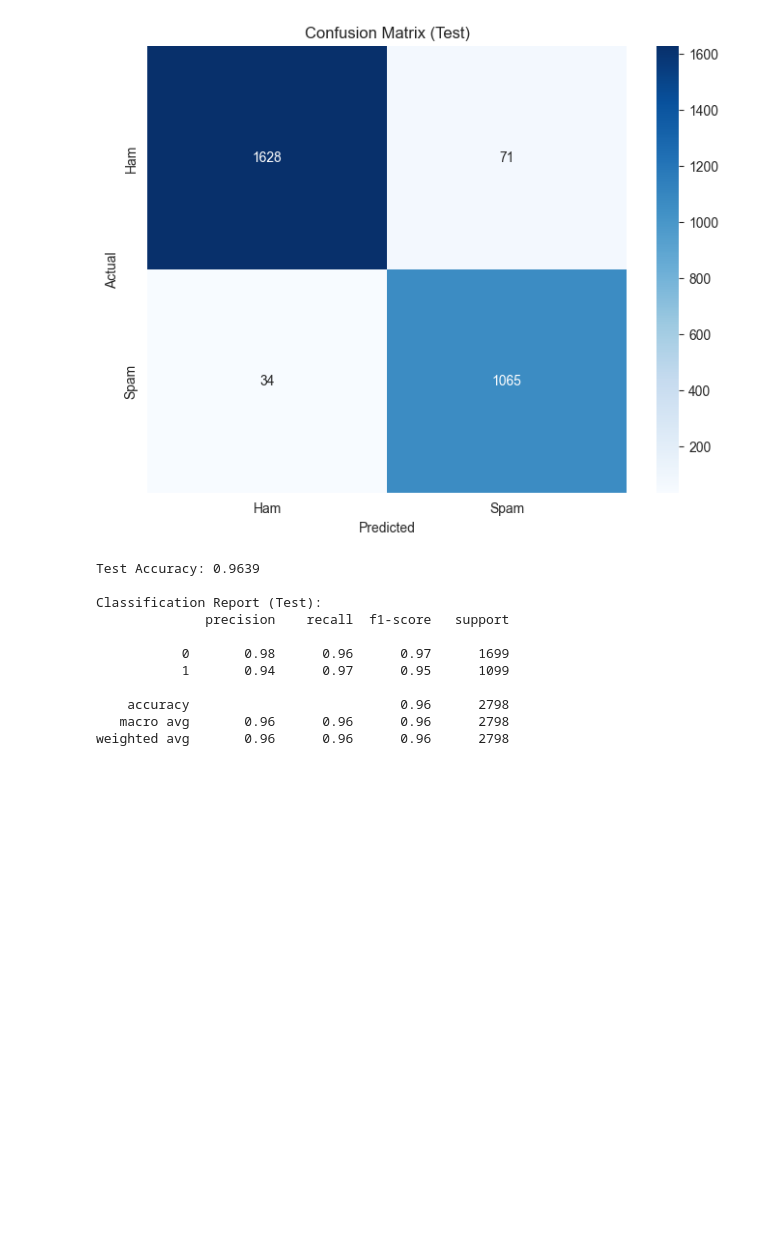
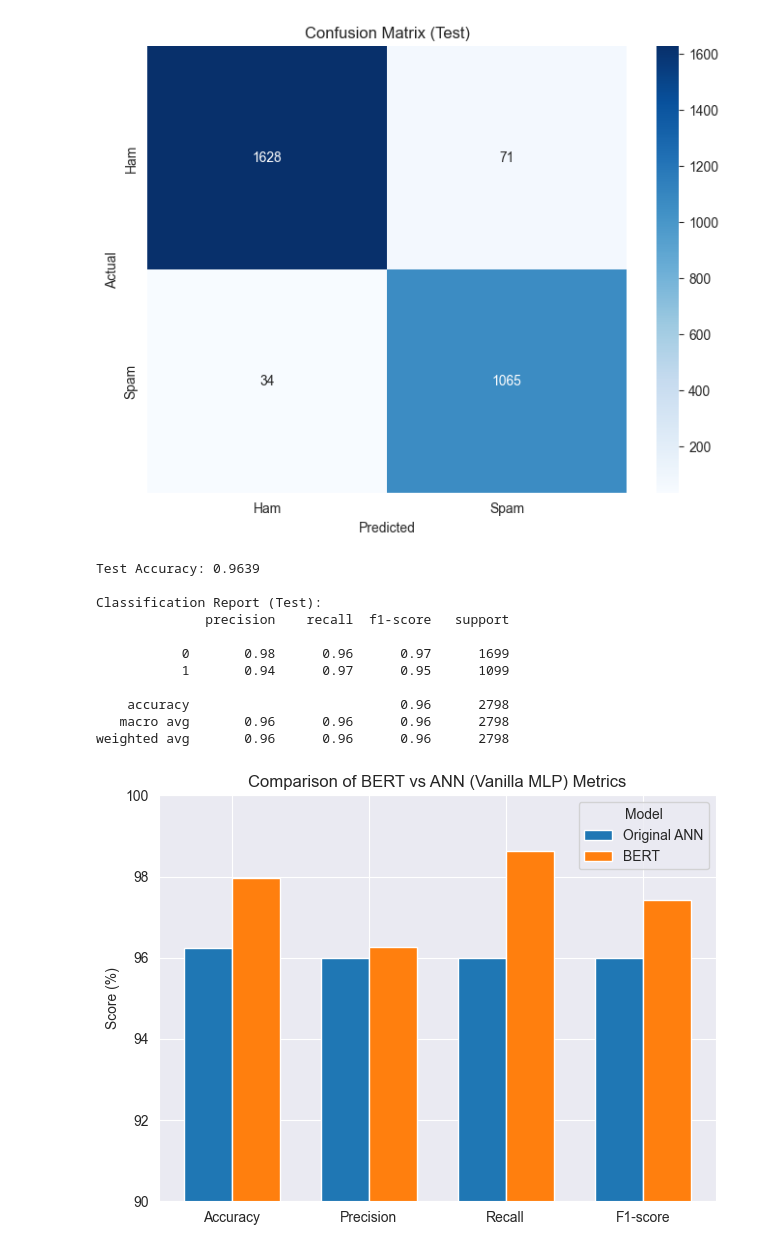
Before and after one commit to moanv2/phishing_repo_thesis, a Jupyter notebook: DeepLearning/ANN_new.ipynb, the cells around one changed output. Drawn from its saved outputs; the diff is of its cells as text; code cells hidden in the pictures; blank space fills up the shorter version.

Commit message:
Added Metrics 4.1, 4.2, 4.3, 4.3.1, 4.7

```diff
--- a/DeepLearning/ANN_new.ipynb
+++ b/DeepLearning/ANN_new.ipynb
@@ -368,3 +368,31 @@ Classification Report (Test):
     accuracy                           0.96      2798
    macro avg       0.96      0.96      0.96      2798
 weighted avg       0.96      0.96      0.96      2798
+# %%
+# Visualizing both BERT and ANN (4.3)
+
+labels = ['Accuracy', 'Precision', 'Recall', 'F1-score']
+ann_scores = [96.25, 96.0, 96.0, 96.0]
+bert_scores = [97.96, 96.27, 98.63, 97.43]
+
+# Iterates through the labels obtaining the value for our X-axis
+x = range(len(labels))
+width = 0.35
+
+fig, ax = plt.subplots()
+# Plot bars for each model
+ax.bar([p - width/2 for p in x], ann_scores, width=width, label='Original ANN')
+ax.bar([p + width/2 for p in x], bert_scores, width=width, label='BERT')
+
+# Labels and legend for visual clarity
+ax.set_xticks(x)
+ax.set_xticklabels(labels)
+ax.set_ylabel('Score (%)')
+ax.set_ylim(90, 100)
+ax.legend(title='Model')
+
+plt.title('Comparison of BERT vs ANN (Vanilla MLP) Metrics')
+plt.tight_layout()
+plt.show()
+# %% [output]
+[figure, added]
```
Also changed, not shown: parts of 3 cells of this notebook.
